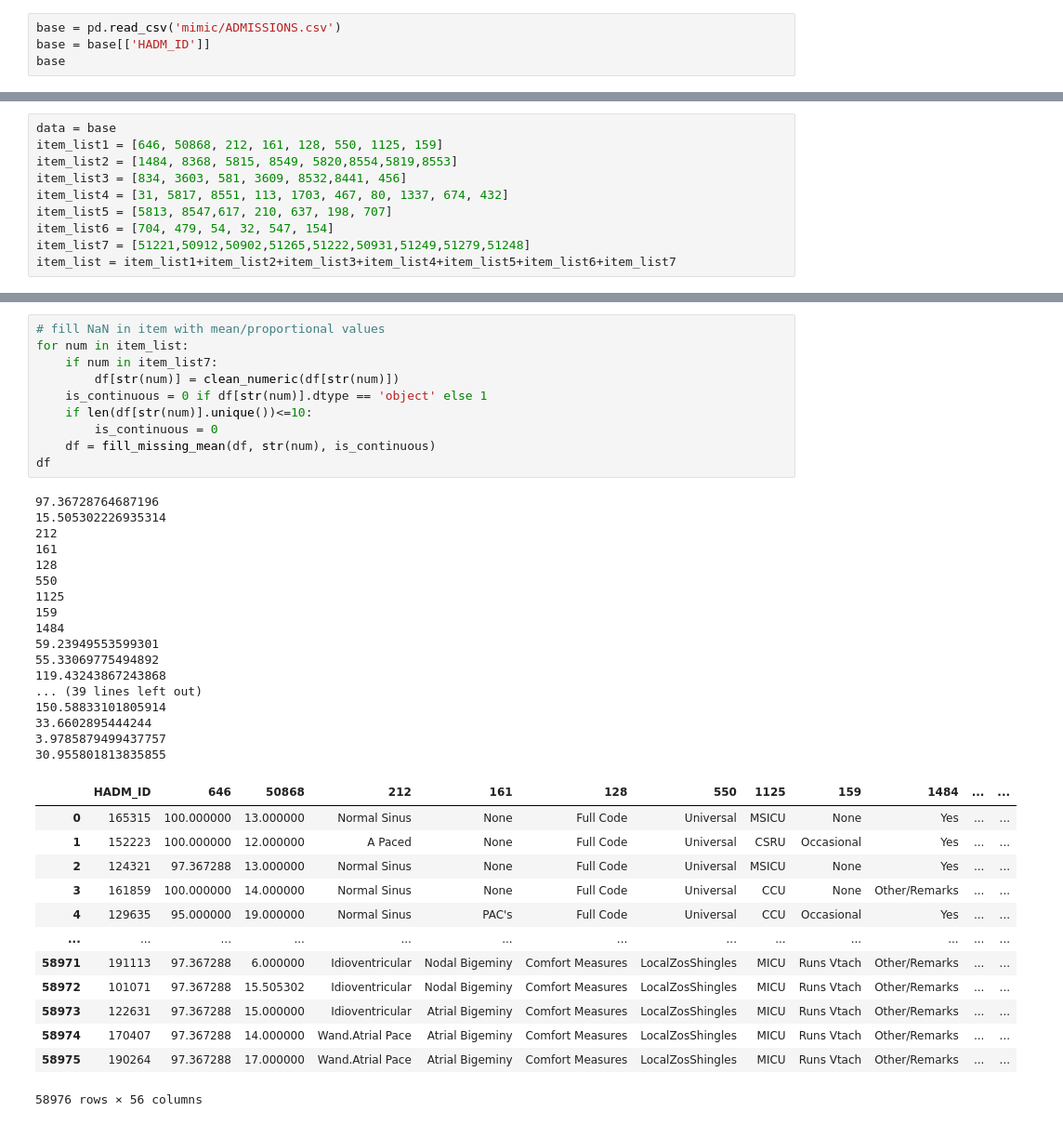
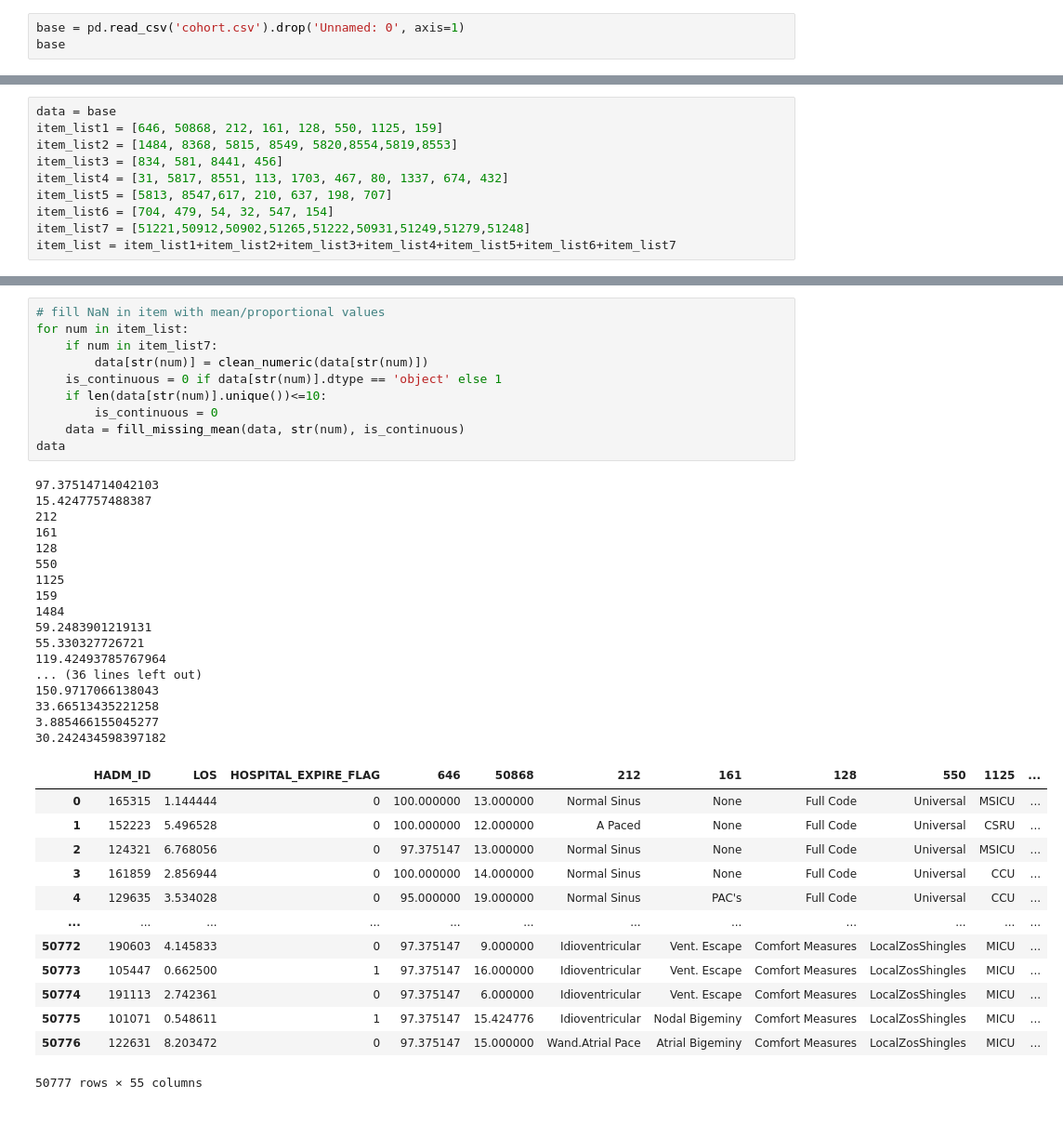
Before and after one commit to RachaelDing/733MIMIC_analysis, a Jupyter notebook: process_data.ipynb, the cells around one changed output, grey strips where cells are left out. Shown at 93% size. Cells and saved outputs as stored; diff of their text form.

```diff
--- a/process_data.ipynb
+++ b/process_data.ipynb
@@ -10,5 +13,4 @@ from utils import *
 # %%
-base = pd.read_csv('mimic/ADMISSIONS.csv')
-base = base[['HADM_ID']]
+base = pd.read_csv('cohort.csv').drop('Unnamed: 0', axis=1)
 base
 # %% [output]
@@ -29,7 +31,7 @@ base
 data = base
 item_list1 = [646, 50868, 212, 161, 128, 550, 1125, 159]
 item_list2 = [1484, 8368, 5815, 8549, 5820,8554,5819,8553]
-item_list3 = [834, 3603, 581, 3609, 8532,8441, 456]
+item_list3 = [834, 581, 8441, 456]
 item_list4 = [31, 5817, 8551, 113, 1703, 467, 80, 1337, 674, 432]
 item_list5 = [5813, 8547,617, 210, 637, 198, 707]
 item_list6 = [704, 479, 54, 32, 547, 154]
@@ -90,44 +65,44 @@ df
 # %%
 # fill NaN in item with mean/proportional values
 for num in item_list:
     if num in item_list7:
-        df[str(num)] = clean_numeric(df[str(num)])
-    is_continuous = 0 if df[str(num)].dtype == 'object' else 1
-    if len(df[str(num)].unique())<=10:
+        data[str(num)] = clean_numeric(data[str(num)])
+    is_continuous = 0 if data[str(num)].dtype == 'object' else 1
+    if len(data[str(num)].unique())<=10:
         is_continuous = 0
-    df = fill_missing_mean(df, str(num), is_continuous)
-df
+    data = fill_missing_mean(data, str(num), is_continuous)
+data
 # %% [output]
-97.36728764687196
-15.505302226935314
+97.37514714042103
+15.4247757488387
 212
 161
 128
 550
 1125
 159
 1484
-59.23949553599301
-55.33069775494892
-119.43243867243868
-... (39 lines left out)
-150.58833101805914
-33.6602895444244
-3.9785879499437757
-30.955801813835855
+59.2483901219131
+55.330327726721
+119.42493785767964
+... (36 lines left out)
+150.9717066138043
+33.66513435221258
+3.885466155045277
+30.242434598397182
-|  | HADM_ID | 646 | 50868 | 212 | 161 | 128 | 550 | 1125 | 159 | 1484 | ... | ... |
-| 0 | 165315 | 100.000000 | 13.000000 | Normal Sinus | None | Full Code | Universal | MSICU | None | Yes | ... | ... |
-| 1 | 152223 | 100.000000 | 12.000000 | A Paced | None | Full Code | Universal | CSRU | Occasional | Yes | ... | ... |
-| 2 | 124321 | 97.367288 | 13.000000 | Normal Sinus | None | Full Code | Universal | MSICU | None | Yes | ... | ... |
-| 3 | 161859 | 100.000000 | 14.000000 | Normal Sinus | None | Full Code | Universal | CCU | None | Other/Remarks | ... | ... |
-| 4 | 129635 | 95.000000 | 19.000000 | Normal Sinus | PAC's | Full Code | Universal | CCU | Occasional | Yes | ... | ... |
-| ... | ... | ... | ... | ... | ... | ... | ... | ... | ... | ... | ... | ... |
-| 58971 | 191113 | 97.367288 | 6.000000 | Idioventricular | Nodal Bigeminy | Comfort Measures | LocalZosShingles | MICU | Runs Vtach | Other/Remarks | ... | ... |
-| 58972 | 101071 | 97.367288 | 15.505302 | Idioventricular | Nodal Bigeminy | Comfort Measures | LocalZosShingles | MICU | Runs Vtach | Other/Remarks | ... | ... |
-| 58973 | 122631 | 97.367288 | 15.000000 | Idioventricular | Atrial Bigeminy | Comfort Measures | LocalZosShingles | MICU | Runs Vtach | Other/Remarks | ... | ... |
-| 58974 | 170407 | 97.367288 | 14.000000 | Wand.Atrial Pace | Atrial Bigeminy | Comfort Measures | LocalZosShingles | MICU | Runs Vtach | Other/Remarks | ... | ... |
-| 58975 | 190264 | 97.367288 | 17.000000 | Wand.Atrial Pace | Atrial Bigeminy | Comfort Measures | LocalZosShingles | MICU | Runs Vtach | Other/Remarks | ... | ... |
+|  | HADM_ID | LOS | HOSPITAL_EXPIRE_FLAG | 646 | 50868 | 212 | 161 | 128 | 550 | 1125 | ... |
+| 0 | 165315 | 1.144444 | 0 | 100.000000 | 13.000000 | Normal Sinus | None | Full Code | Universal | MSICU | ... |
+| 1 | 152223 | 5.496528 | 0 | 100.000000 | 12.000000 | A Paced | None | Full Code | Universal | CSRU | ... |
+| 2 | 124321 | 6.768056 | 0 | 97.375147 | 13.000000 | Normal Sinus | None | Full Code | Universal | MSICU | ... |
+| 3 | 161859 | 2.856944 | 0 | 100.000000 | 14.000000 | Normal Sinus | None | Full Code | Universal | CCU | ... |
+| 4 | 129635 | 3.534028 | 0 | 95.000000 | 19.000000 | Normal Sinus | PAC's | Full Code | Universal | CCU | ... |
+| ... | ... | ... | ... | ... | ... | ... | ... | ... | ... | ... | ... |
+| 50772 | 190603 | 4.145833 | 0 | 97.375147 | 9.000000 | Idioventricular | Vent. Escape | Comfort Measures | LocalZosShingles | MICU | ... |
+| 50773 | 105447 | 0.662500 | 1 | 97.375147 | 16.000000 | Idioventricular | Vent. Escape | Comfort Measures | LocalZosShingles | MICU | ... |
+| 50774 | 191113 | 2.742361 | 0 | 97.375147 | 6.000000 | Idioventricular | Vent. Escape | Comfort Measures | LocalZosShingles | MICU | ... |
+| 50775 | 101071 | 0.548611 | 1 | 97.375147 | 15.424776 | Idioventricular | Nodal Bigeminy | Comfort Measures | LocalZosShingles | MICU | ... |
+| 50776 | 122631 | 8.203472 | 0 | 97.375147 | 15.000000 | Wand.Atrial Pace | Atrial Bigeminy | Comfort Measures | LocalZosShingles | MICU | ... |
-58976 rows × 56 columns
+50777 rows × 55 columns
 # %%
 categorical = []
 for num in item_list:
```
Also changed, not shown: parts of 9 cells of this notebook, 2 other files.
